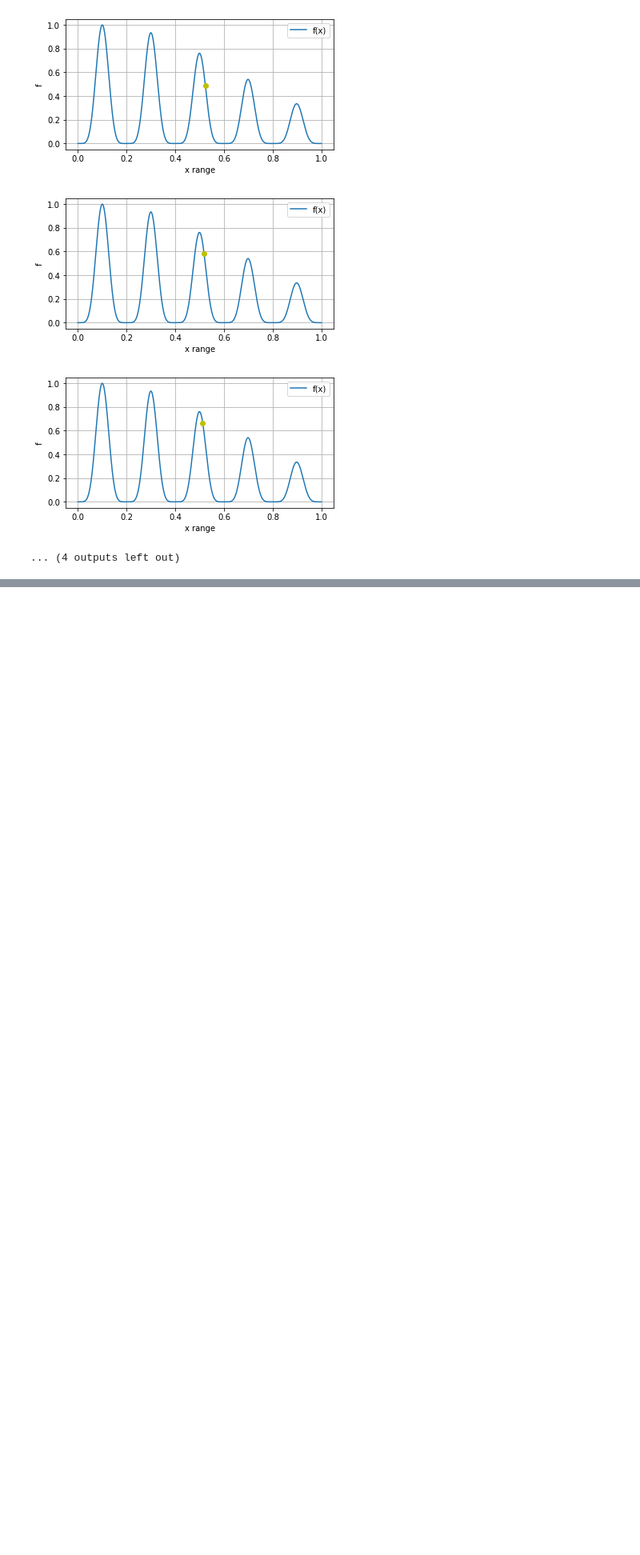
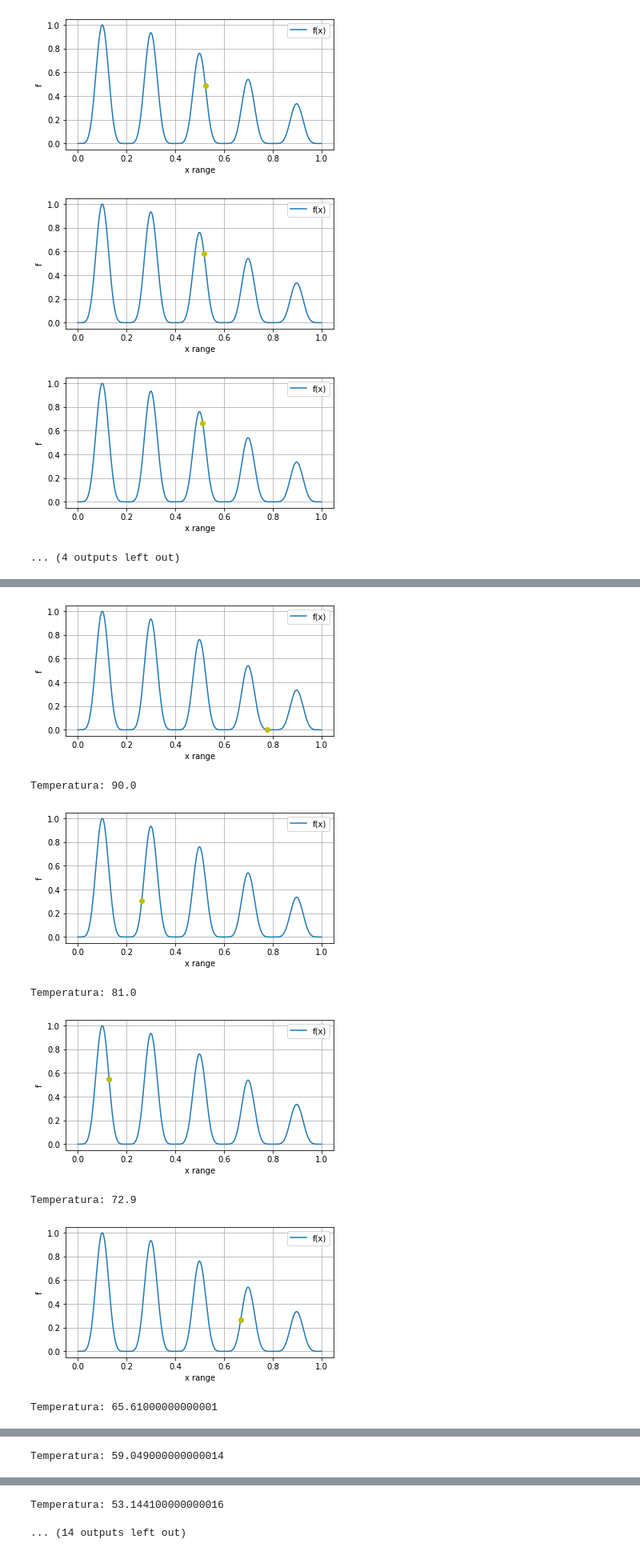
Before and after one commit to luisvenezian/unesp-cipn-algortimos, a Jupyter notebook: otimizacao.ipynb, the cells around one changed output, grey strips where cells are left out. Shown at 80% size. Drawn from its saved outputs; the diff is of its cells as text; code cells hidden in the pictures; blank space fills up the shorter version.

```diff
--- a/otimizacao.ipynb
+++ b/otimizacao.ipynb
@@ -116,7 +116,7 @@ def NRandom(i):
     return r if random() > 0.5 else l
 
 
-T = 20
+T = 10
 
 def stochastic_hill_climbing():
     i = random()
@@ -144,0 +153,41 @@ stochastic_hill_climbing()
+# %%
+def NRandom(i):
+    # Recebe um numero e pertuba um valor para esquerda ou direita
+    # de maneira aleatoria
+    return random()
+
+
+
+
+def simulated_annealing():
+    T = 100
+    B = 0.9
+    i = random()
+    it = 20
+
+    while it > 0 and (f(i) < 0.7):
+        s = NRandom(i)
+        plot([i, f(i)])
+
+        if f(s) > f(i):
+            i = s
+        elif random() < exp((f(s) - f(i))/T):
+            i = s
+
+        it -= 1
+        T = B * T
+        print("Temperatura: " + str(T))
+
+    plot([i, f(i)])
+    return [i, f(i)]
+# %%
+simulated_annealing()
+# %% [output]
+[figure, added]
+Temperatura: 90.0
+[figure, added]
+Temperatura: 81.0
+[figure, added]
+Temperatura: 72.9
+[figure, added]
+Temperatura: 65.61000000000001
@@ -144,0 +195 @@ stochastic_hill_climbing()
+Temperatura: 59.049000000000014
@@ -144,0 +197,2 @@ stochastic_hill_climbing()
+Temperatura: 53.144100000000016
+... (14 outputs left out)
```
Also changed, not shown: parts of 3 cells of this notebook.
